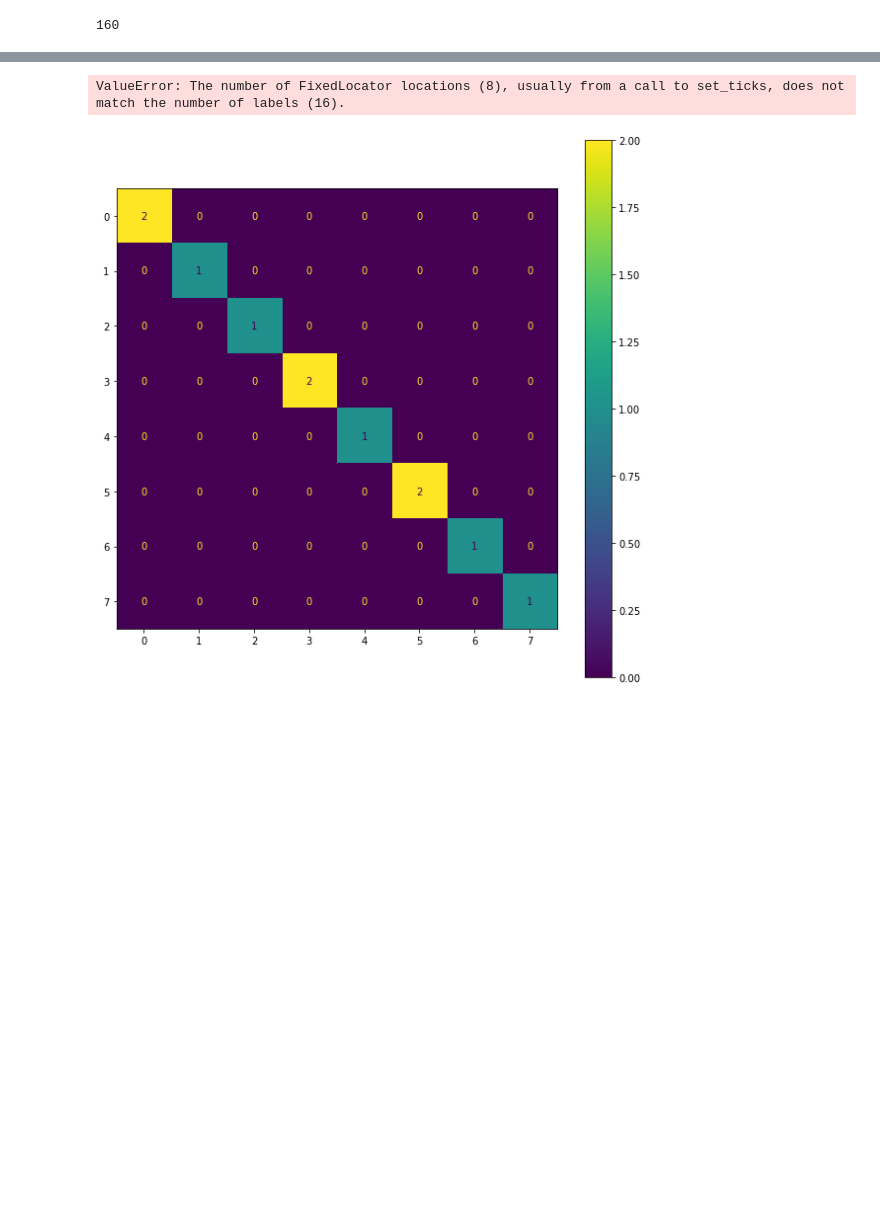
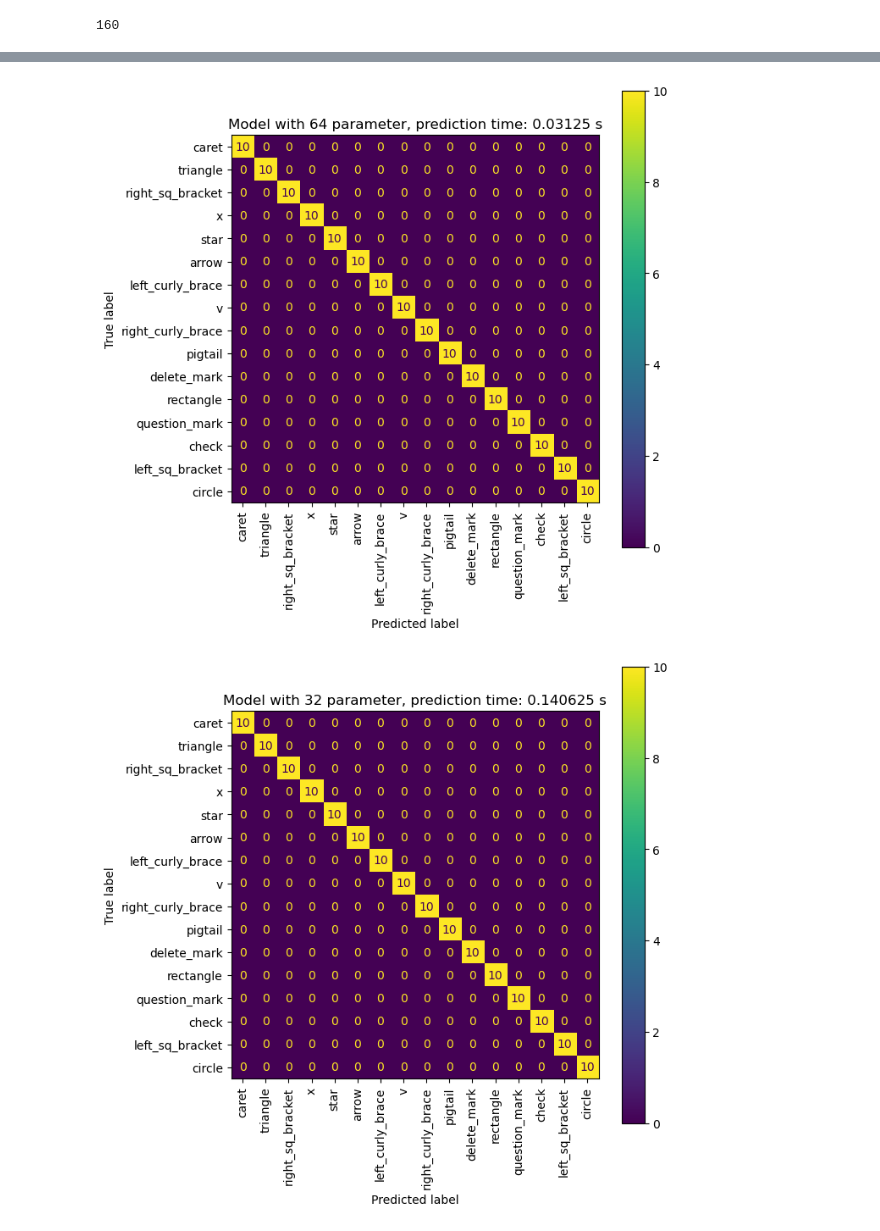
Before and after one commit to ITT23/assignment-06-gesture-recognition-Rosti97, a Jupyter notebook: gesture_recognizer.ipynb, the cells around one changed output, grey strips where cells are left out. Cells and saved outputs as stored; diff of their text form; code cells hidden in the pictures; blank space fills up the shorter version.

```diff
--- a/gesture_recognizer.ipynb
+++ b/gesture_recognizer.ipynb
@@ -208,0 +227,10 @@ Epoch 20/20
+# %%
+history_16 = model_16.fit(
+    X_train,
+    y_train,
+    epochs=20,
+    batch_size=32,
+    validation_data=(X_test, y_test),
+    verbose=1,
+    callbacks=[reduce_lr, stop_early]
+)
@@ -208,0 +255,10 @@ Epoch 20/20
+# %%
+history_8 = model_8.fit(
+    X_train,
+    y_train,
+    epochs=20,
+    batch_size=32,
+    validation_data=(X_test, y_test),
+    verbose=1,
+    callbacks=[reduce_lr, stop_early]
+)
@@ -248,20 +338,35 @@ plt.plot(val_loss, '--', color='orange', alpha=0.5)
 # %%
-# let the model make predictions for our training data
-y_predictions = model.predict(X_test)
+models = [model_64, model_32, model_16, model_8]
+params_count = 64
 
-# to build a confusion matrix, we have to convert it to classifications
-# this can be done by using the argmax() function to set the probability to 1 and the rest to 0
-y_predictions = np.argmax(y_predictions, axis=1)
+for model in models:
 
-y_test_labels = np.argmax(y_test, axis=1)
+    t0 = process_time()
 
-# create and plot confusion matrix
-conf_matrix = confusion_matrix(y_test_labels, y_predictions)
+    # let the model make predictions for our training data
+    y_predictions = model.predict(X_pred_test)
 
-fig = plt.figure(figsize=(10, 10))
+    t1 = process_time()
+    time_to_predict = t1 - t0
 
-ConfusionMatrixDisplay(conf_matrix, display_labels=set(labels)).plot(ax=plt.gca())
+    print(time_to_predict)
 
-plt.xticks(rotation=90, ha='center')
-pass
+    # to build a confusion matrix, we have to convert it to classifications
+    # this can be done by using the argmax() function to set the probability to 1 and the rest to 0
+    y_predictions = np.argmax(y_predictions, axis=1)
+
+    y_test_labels = np.argmax(y_pred_test, axis=1)
+
+    # create and plot confusion matrix
+    conf_matrix = confusion_matrix(y_test_labels, y_predictions)
+
+    fig = plt.figure(figsize=(7, 7))
+
+    ConfusionMatrixDisplay(conf_matrix, display_labels=set(labels)).plot(ax=plt.gca())
+
+    plt.xticks(rotation=90, ha='center')
+    plt.title(f'Model with {int(params_count)} parameter, prediction time: {time_to_predict} s')
+
+    params_count /= 2
+    pass
 # %% [output]
@@ -269,2 +381,2 @@ pass
-ValueError: The number of FixedLocator locations (8), usually from a call to set_ticks, does not match the number of labels (16).
-[figure, old version]
+[figure, new version]
+[figure, added]
```
Also changed, not shown: parts of 21 cells of this notebook, 1 other file.
